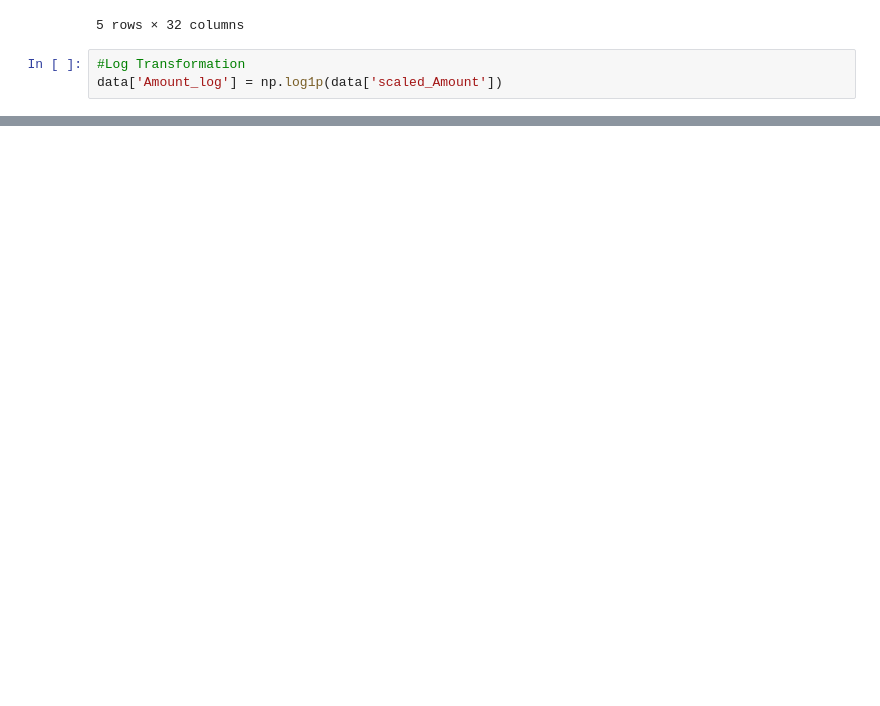
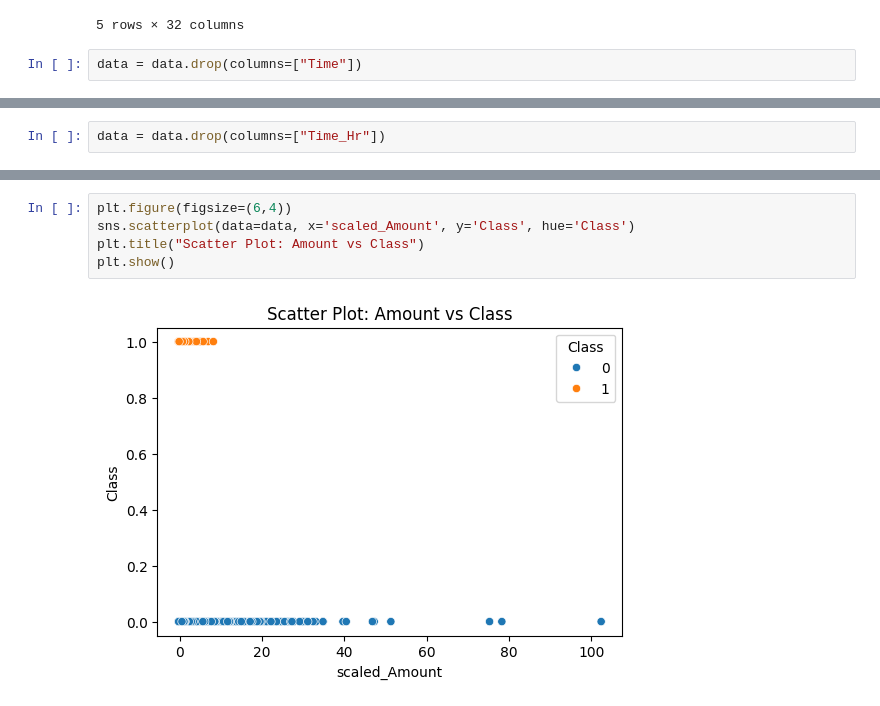
Before and after one commit to NoorFadhil-afk/ML-Project, a Jupyter notebook: credit card fraud.ipynb, the cells around one changed output, grey strips where cells are left out. Drawn from its saved outputs; the diff is of its cells as text; blank space fills up the shorter version.

```diff
--- a/credit card fraud.ipynb
+++ b/credit card fraud.ipynb
@@ -153,5 +186,4 @@ data.head()
 | 4 | 2.0 | -1.158233 | 0.877737 | 1.548718 | 0.403034 | -0.407193 | 0.095921 | 0.592941 | -0.270533 | 0.817739 | ... | ... |
 5 rows × 32 columns
 # %%
-#Log Transformation
-data['Amount_log'] = np.log1p(data['scaled_Amount'])
+data = data.drop(columns=["Time"])
@@ -157,0 +200,2 @@ data['Amount_log'] = np.log1p(data['scaled_Amount'])
+# %%
+data = data.drop(columns=["Time_Hr"])
@@ -157,0 +212,7 @@ data['Amount_log'] = np.log1p(data['scaled_Amount'])
+# %%
+plt.figure(figsize=(6,4))
+sns.scatterplot(data=data, x='scaled_Amount', y='Class', hue='Class')
+plt.title("Scatter Plot: Amount vs Class")
+plt.show()
+# %% [output]
+[figure, added]
```
Also changed, not shown: parts of 7 cells of this notebook.
